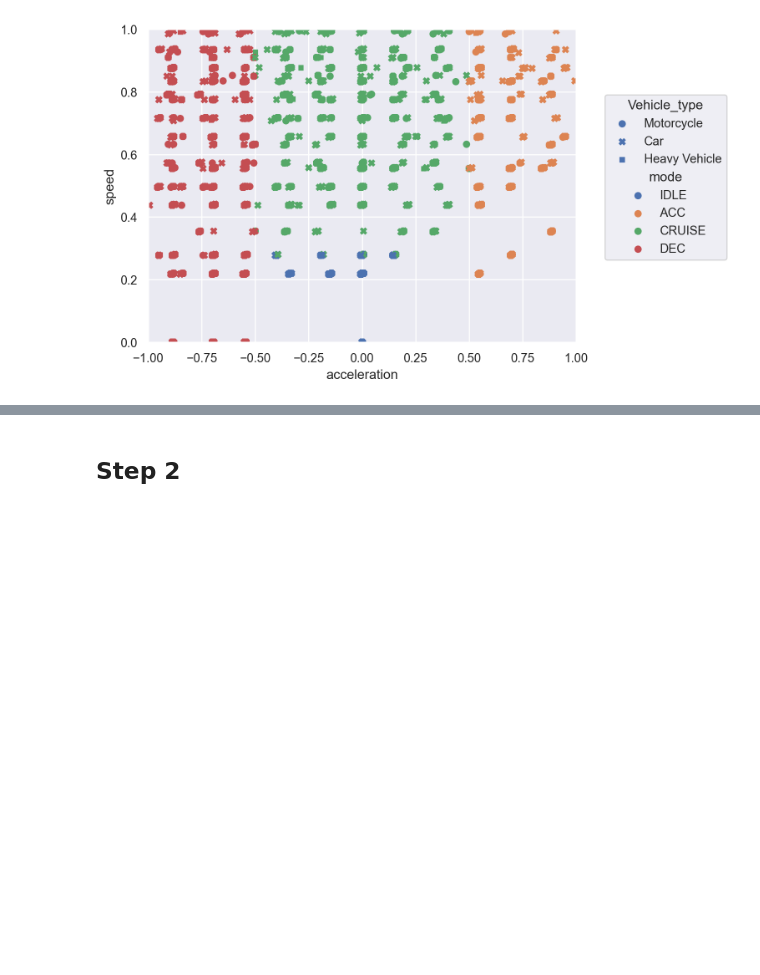
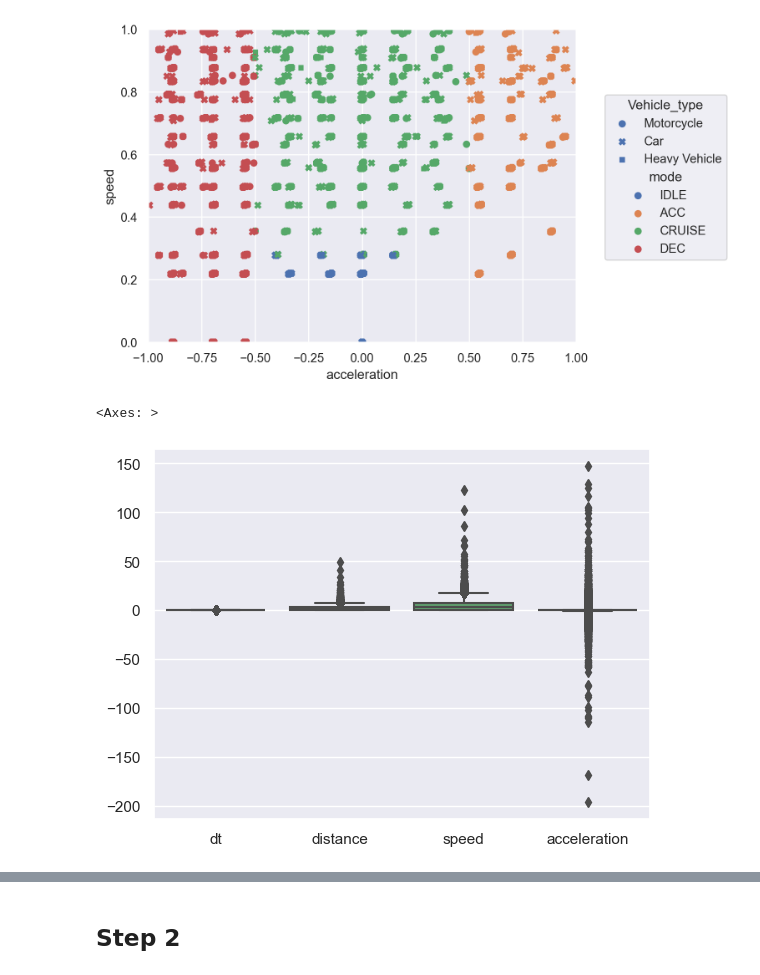
Before and after one commit to s221568/Trafic, a Jupyter notebook: Lab 2/JA.ipynb, the cells around one changed output, grey strips where cells are left out. Cells and saved outputs as stored; diff of their text form; code cells hidden in the pictures; blank space fills up the shorter version.

```diff
--- a/Lab 2/JA.ipynb
+++ b/Lab 2/JA.ipynb
@@ -94,6 +94,12 @@ Name: count, dtype: int64
 )
 # %% [output]
 [figure]
+# %%
+sns.set_theme()
+sns.boxplot(df[["dt", "distance", "speed", "acceleration"]])
+# %% [output]
+<Axes: >
+[figure, added]
 # %%
 display(df)
 # %% [output]
```
Also changed, not shown: parts of 11 cells of this notebook.
